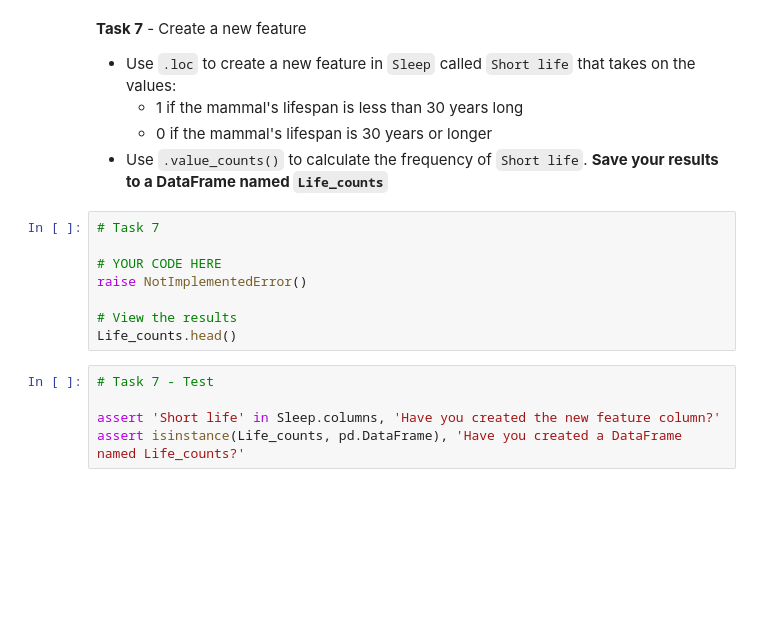
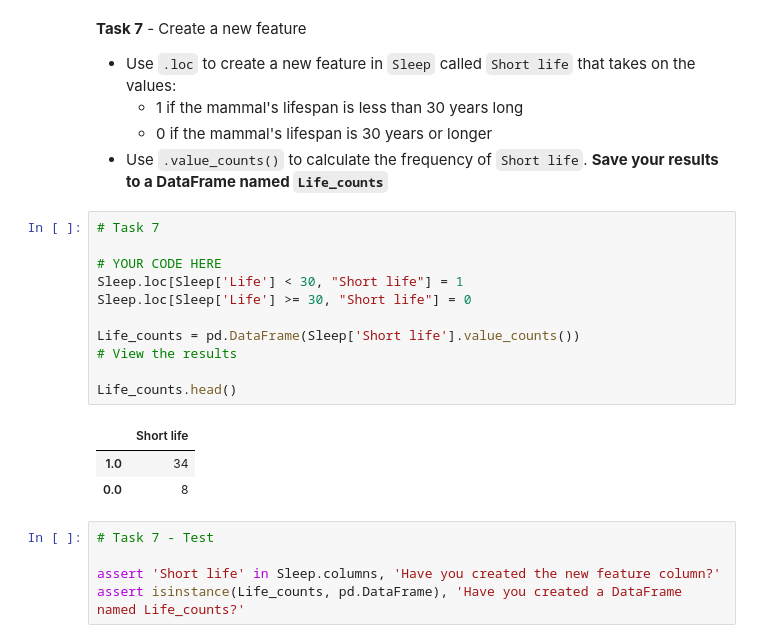
Before and after one commit to Vasanta2002/Sprint_1_git, a Jupyter notebook: module4-make-explanatory-visualizations/DS_114_Make_Explanatory_Visualizations_Assignment_AG.ipynb, the cells around one changed output. Saved outputs shown, nothing was run; the diff lists cells and outputs as text; blank space fills up the shorter version.

```diff
--- a/module4-make-explanatory-visualizations/DS_114_Make_Explanatory_Visualizations_Assignment_AG.ipynb
+++ b/module4-make-explanatory-visualizations/DS_114_Make_Explanatory_Visualizations_Assignment_AG.ipynb
@@ -252,11 +252,18 @@ plt.show()
 # %%
 # Task 7
 
 # YOUR CODE HERE
-raise NotImplementedError()
+Sleep.loc[Sleep['Life'] < 30, "Short life"] = 1
+Sleep.loc[Sleep['Life'] >= 30, "Short life"] = 0
 
+Life_counts = pd.DataFrame(Sleep['Short life'].value_counts())
 # View the results
+
 Life_counts.head()
+# %% [output]
+|  | Short life |
+| 1.0 | 34 |
+| 0.0 | 8 |
 # %%
 # Task 7 - Test
 
```
Also changed, not shown: parts of 1 cell of this notebook.
